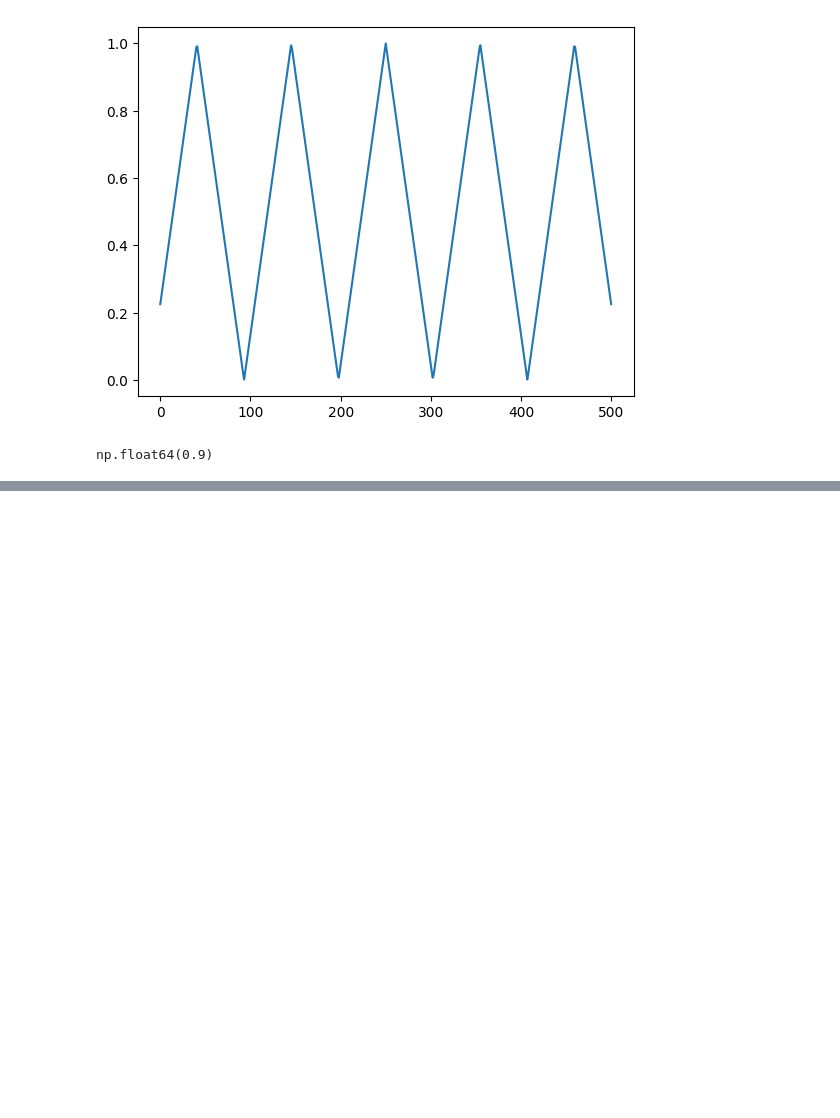
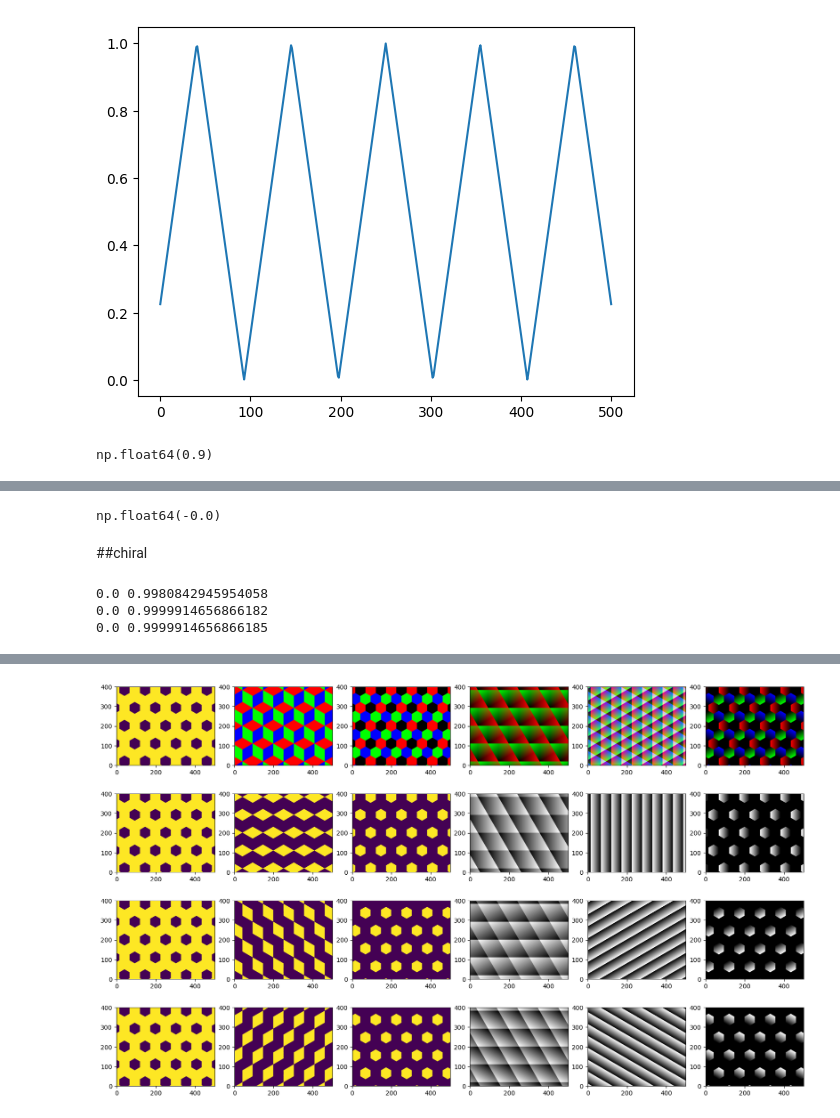
Before and after one commit to Potdooshami/2H_TaSe2_Tc_STM, a Jupyter notebook: phasemapping.ipynb, the cells around one changed output, grey strips where cells are left out. Cells and saved outputs as stored; diff of their text form; code cells hidden in the pictures; blank space fills up the shorter version.

```diff
--- a/phasemapping.ipynb
+++ b/phasemapping.ipynb
@@ -428,0 +461,43 @@ fig,axs = plt.subplots(4,5,figsize=(10,6))
+# %%
+coefs = np.array([[-2/4,4/4],[1/2,1/2],[4/4,-2/4]])
+# coefs.shape
+
+chiral = np.einsum('ijk,li->jkl', np.array(Rphi12), coefs)
+chiral = chiral[:,:,[2,0,1]]
+chiral[:,:,2] = -chiral[:,:,2]
+# %%
+chiral[:,:,2].max()
+# %% [output]
+np.float64(-0.0)
+# %% [markdown]
+##chiral
+# %%
+chiral_ = np.mod(chiral+dlt/2,.5)-dlt/2
+chiral_ = -(1/dlt)*(chiral_-dlt/2)
+#chiral_[:,:2]=chiral_[:,:2]
+# %%
+final = chiral_*dw_rgb
+# %%
+for ik in range(3):
+  foo = final[:,:,ik]
+  print(foo.min(),foo.max())
+# %% [output]
+0.0 0.9980842945954058
+0.0 0.9999914656866182
+0.0 0.9999914656866185
+# %%
+fig,axs = plt.subplots(4,6,figsize=(20,12))
+axs[0,0].imshow(dwBW, origin='lower')
+axs[0,1].imshow(classified3s_rgb.astype(np.float64), origin='lower')
+axs[0,2].imshow(dw_rgb.astype(np.float64), origin='lower')
+axs[0,3].imshow(chiral.astype(np.float64), origin='lower')
+axs[0,4].imshow(chiral_.astype(np.float64), origin='lower')
+axs[0,5].imshow(final.astype(np.float64), origin='lower')
+for ik in range(3):
+  axs[ik+1,0].imshow(dwBW, origin='lower')
+  axs[ik+1,1].imshow(classified3s_rgb[:,:,ik], origin='lower')
+  axs[ik+1,2].imshow(dw_rgb[:,:,ik], origin='lower')
+  axs[ik+1,3].imshow(chiral[:,:,ik], origin='lower',cmap='gray')
+  axs[ik+1,4].imshow(chiral_[:,:,ik], origin='lower',cmap='gray')
+  axs[ik+1,5].imshow(final[:,:,ik], origin='lower',cmap='gray')
+# %% [output]
@@ -428,0 +505 @@ fig,axs = plt.subplots(4,5,figsize=(10,6))
+[figure, added]
```
Also changed, not shown: parts of 18 cells of this notebook.
